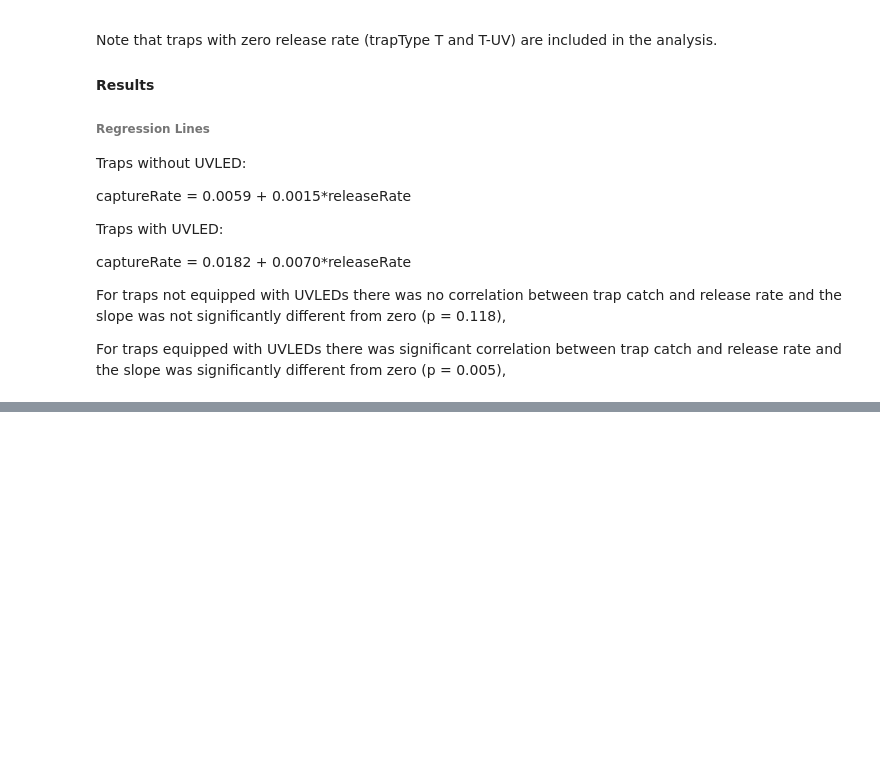
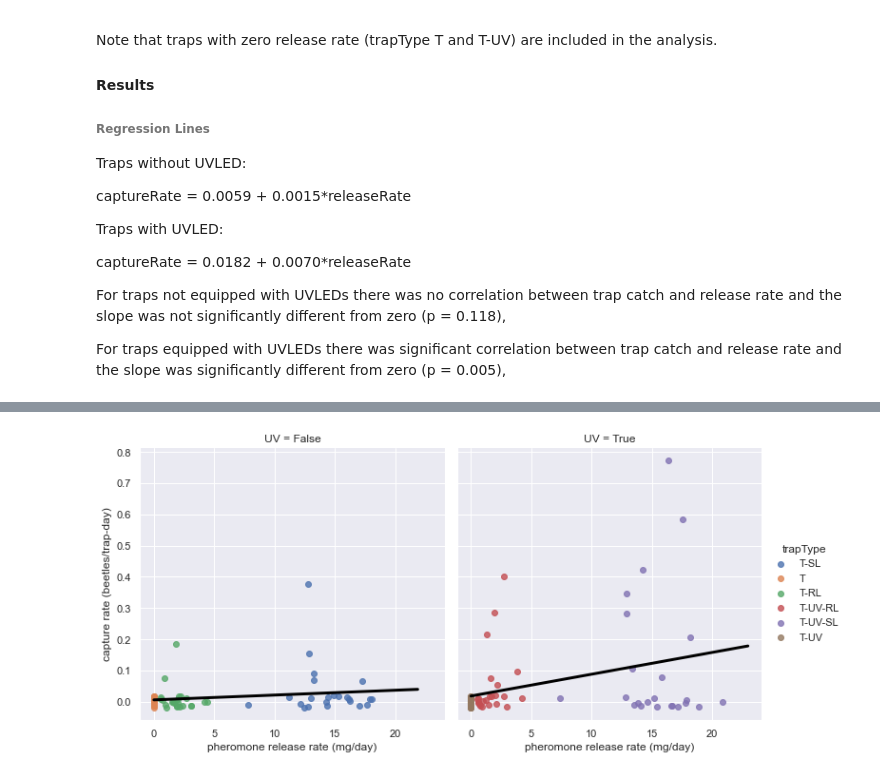
Before and after one commit to aubreymoore/CRB-trap-improvement, a Jupyter notebook: xtraps.ipynb, the cells around one changed output, grey strips where cells are left out. Cells and saved outputs as stored; diff of their text form; code cells hidden in the pictures; blank space fills up the shorter version.

Commit message:
improved plot

```diff
--- a/xtraps.ipynb
+++ b/xtraps.ipynb
@@ -216,3 +243,6 @@ captureRate = 0.0182 + 0.0070*releaseRate
 For traps not equipped with UVLEDs there was no correlation between trap catch and release rate and the slope was not significantly different from zero (p = 0.118),
 
 For traps equipped with UVLEDs there was significant correlation between trap catch and release rate and the slope was significantly different from zero (p = 0.005),
+# %%
+results1 = smf.ols(formula='captureRate ~ releaseRate', data=df[df.UV==False]).fit()
+print(results1.summary())
@@ -218,0 +267,3 @@ For traps equipped with UVLEDs there was significant correlation between trap ca
+# %%
+results2 = smf.ols(formula='captureRate ~ releaseRate', data=df[df.UV==True]).fit()
+print(results2.summary())
@@ -219,11 +288,27 @@ For traps equipped with UVLEDs there was significant correlation between trap ca
 # %%
 sns.set()
 g = sns.lmplot(x='releaseRate',
                y='captureRate',
                data=df,
                col='UV',
-               #hue='trapType',
-               y_jitter=0.02 # add verticle jitter so we can see overlapping points
+               hue='trapType',
+               y_jitter=0.02, # add verticle jitter so we can see overlapping points
+               fit_reg=False,
               )
 g = g.set_axis_labels("pheromone release rate (mg/day)", "capture rate (beetles/trap-day)")
-plt.savefig('trap-catch.pdf')
+
+# draw regression lines
+
+ax1, ax2 = g.axes[0]
+
+xs = [0, ax1.get_xlim()[1]]
+d = pd.DataFrame({'releaseRate': xs})
+ys = results1.predict(d)
+ax1.plot(xs, ys, linewidth=3, color='black')
+
+xs = [0, ax2.get_xlim()[1]]
+d = pd.DataFrame({'releaseRate': xs})
+ys = results2.predict(d)
+ax2.plot(xs, ys, linewidth=3, color='black');
+# %% [output]
+[figure, added]
```
Also changed, not shown: parts of 12 cells of this notebook, 2 other files.
